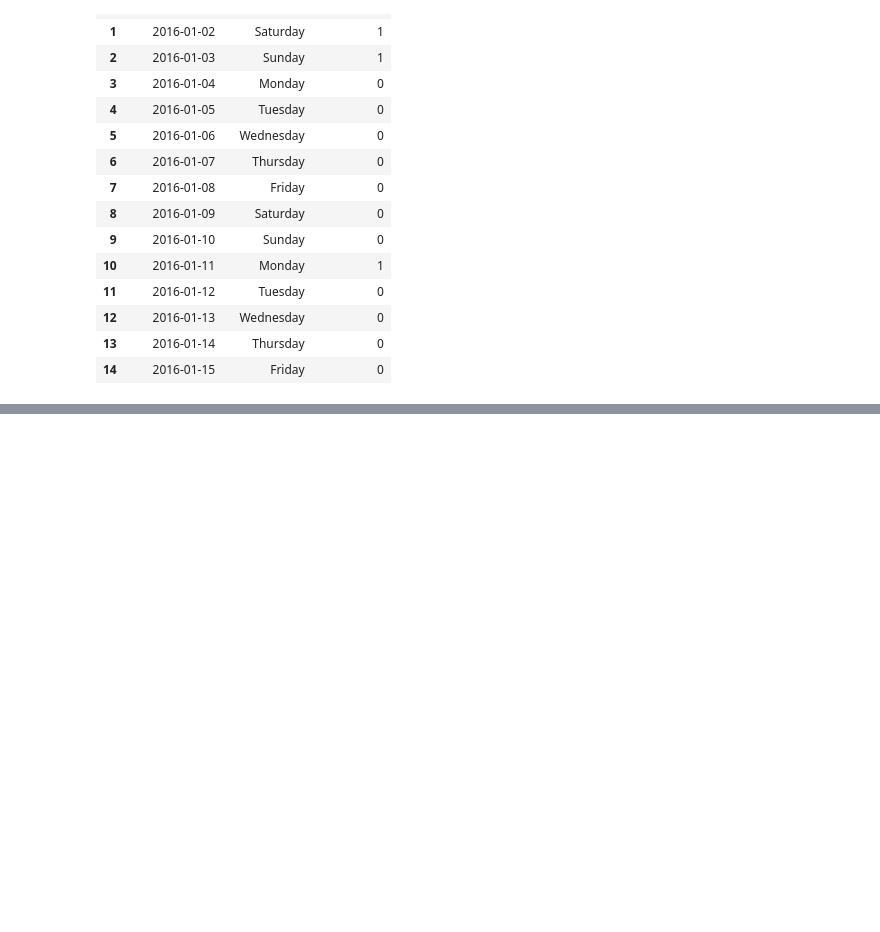
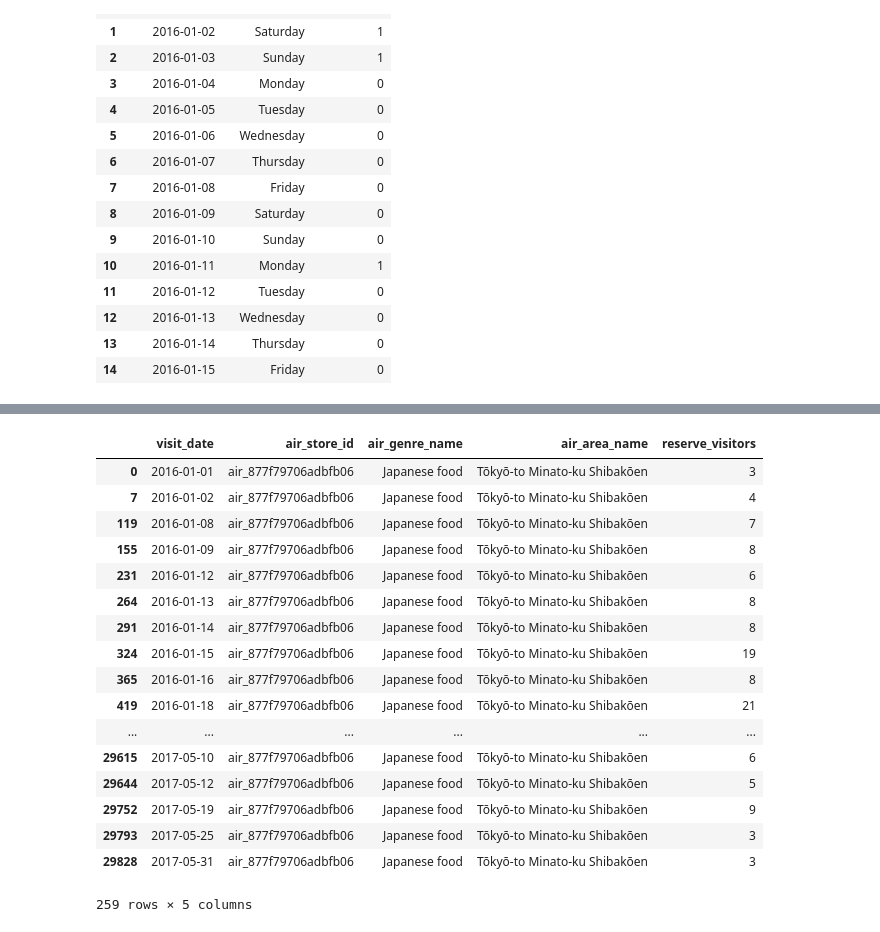
Before and after one commit to dongzhang84/Kaggle, a Jupyter notebook: Restaurant_Visitor_Forecasting/Visitor_forecasting_v1.ipynb, the cells around one changed output, grey strips where cells are left out. Saved outputs shown, nothing was run; the diff lists cells and outputs as text; code cells hidden in the pictures; blank space fills up the shorter version.

```diff
--- a/Restaurant_Visitor_Forecasting/Visitor_forecasting_v1.ipynb
+++ b/Restaurant_Visitor_Forecasting/Visitor_forecasting_v1.ipynb
@@ -192,0 +258,21 @@ Thoughts:
+# %%
+df_ar_visit[df_ar_visit.air_store_id == 'air_877f79706adbfb06']
+# %% [output]
+|  | visit_date | air_store_id | air_genre_name | air_area_name | reserve_visitors |
+| 0 | 2016-01-01 | air_877f79706adbfb06 | Japanese food | Tōkyō-to Minato-ku Shibakōen | 3 |
+| 7 | 2016-01-02 | air_877f79706adbfb06 | Japanese food | Tōkyō-to Minato-ku Shibakōen | 4 |
+| 119 | 2016-01-08 | air_877f79706adbfb06 | Japanese food | Tōkyō-to Minato-ku Shibakōen | 7 |
+| 155 | 2016-01-09 | air_877f79706adbfb06 | Japanese food | Tōkyō-to Minato-ku Shibakōen | 8 |
+| 231 | 2016-01-12 | air_877f79706adbfb06 | Japanese food | Tōkyō-to Minato-ku Shibakōen | 6 |
+| 264 | 2016-01-13 | air_877f79706adbfb06 | Japanese food | Tōkyō-to Minato-ku Shibakōen | 8 |
+| 291 | 2016-01-14 | air_877f79706adbfb06 | Japanese food | Tōkyō-to Minato-ku Shibakōen | 8 |
+| 324 | 2016-01-15 | air_877f79706adbfb06 | Japanese food | Tōkyō-to Minato-ku Shibakōen | 19 |
+| 365 | 2016-01-16 | air_877f79706adbfb06 | Japanese food | Tōkyō-to Minato-ku Shibakōen | 8 |
+| 419 | 2016-01-18 | air_877f79706adbfb06 | Japanese food | Tōkyō-to Minato-ku Shibakōen | 21 |
+| ... | ... | ... | ... | ... | ... |
+| 29615 | 2017-05-10 | air_877f79706adbfb06 | Japanese food | Tōkyō-to Minato-ku Shibakōen | 6 |
+| 29644 | 2017-05-12 | air_877f79706adbfb06 | Japanese food | Tōkyō-to Minato-ku Shibakōen | 5 |
+| 29752 | 2017-05-19 | air_877f79706adbfb06 | Japanese food | Tōkyō-to Minato-ku Shibakōen | 9 |
+| 29793 | 2017-05-25 | air_877f79706adbfb06 | Japanese food | Tōkyō-to Minato-ku Shibakōen | 3 |
+| 29828 | 2017-05-31 | air_877f79706adbfb06 | Japanese food | Tōkyō-to Minato-ku Shibakōen | 3 |
+259 rows × 5 columns
```
Also changed, not shown: parts of 19 cells of this notebook.
